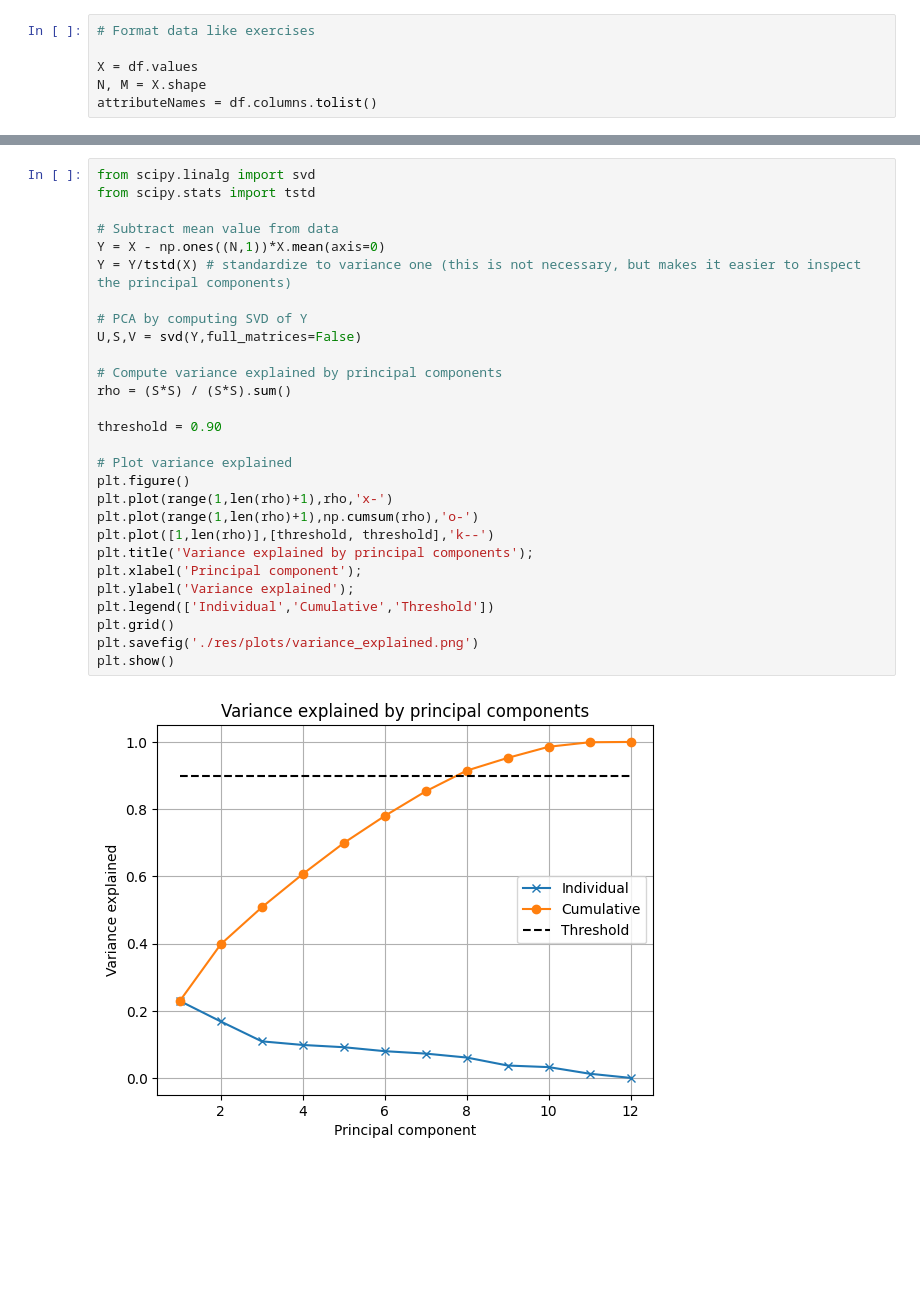
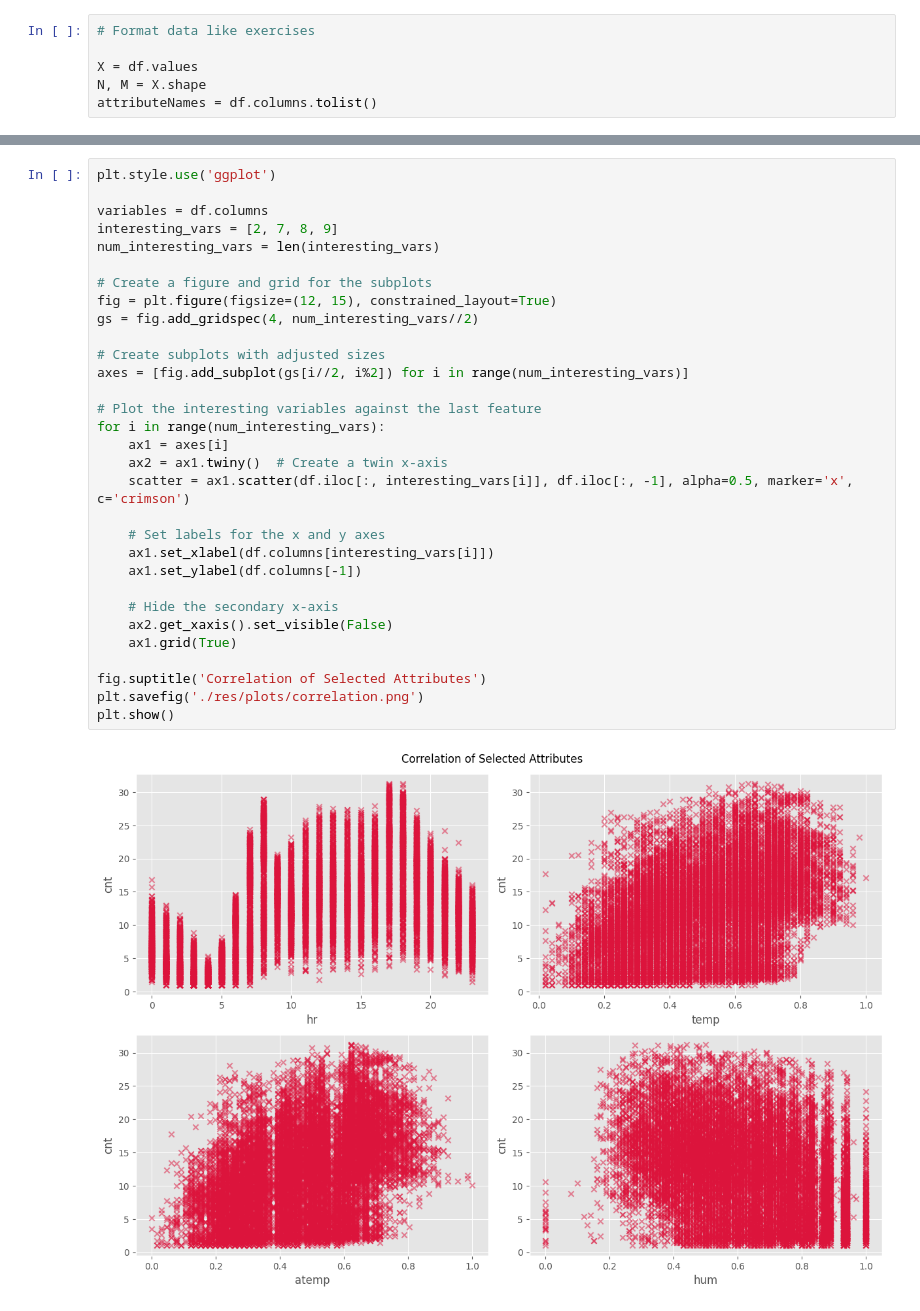
Before and after one commit to NicoloResmini/dtu-02450-projects, a Jupyter notebook: exploration.ipynb, the cells around one changed output, grey strips where cells are left out. Saved outputs shown, nothing was run; the diff lists cells and outputs as text; blank space fills up the shorter version.

```diff
--- a/exploration.ipynb
+++ b/exploration.ipynb
@@ -240,30 +185,33 @@ plt.show()
-# %%
-from scipy.linalg import svd
-from scipy.stats import tstd
-
-# Subtract mean value from data
-Y = X - np.ones((N,1))*X.mean(axis=0)
-Y = Y/tstd(X) # standardize to variance one (this is not necessary, but makes it easier to inspect the principal components)
-
-# PCA by computing SVD of Y
-U,S,V = svd(Y,full_matrices=False)
-
-# Compute variance explained by principal components
-rho = (S*S) / (S*S).sum()
-
-threshold = 0.90
-
-# Plot variance explained
-plt.figure()
-plt.plot(range(1,len(rho)+1),rho,'x-')
-plt.plot(range(1,len(rho)+1),np.cumsum(rho),'o-')
-plt.plot([1,len(rho)],[threshold, threshold],'k--')
-plt.title('Variance explained by principal components');
-plt.xlabel('Principal component');
-plt.ylabel('Variance explained');
-plt.legend(['Individual','Cumulative','Threshold'])
-plt.grid()
-plt.savefig('./res/plots/variance_explained.png')
-plt.show()
-# %% [output]
-[figure, removed]
+# %%
+plt.style.use('ggplot')
+
+variables = df.columns
+interesting_vars = [2, 7, 8, 9]
+num_interesting_vars = len(interesting_vars)
+
+# Create a figure and grid for the subplots
+fig = plt.figure(figsize=(12, 15), constrained_layout=True)
+gs = fig.add_gridspec(4, num_interesting_vars//2)
+
+# Create subplots with adjusted sizes
+axes = [fig.add_subplot(gs[i//2, i%2]) for i in range(num_interesting_vars)]
+
+# Plot the interesting variables against the last feature
+for i in range(num_interesting_vars):
+    ax1 = axes[i]
+    ax2 = ax1.twiny()  # Create a twin x-axis
+    scatter = ax1.scatter(df.iloc[:, interesting_vars[i]], df.iloc[:, -1], alpha=0.5, marker='x', c='crimson')
+
+    # Set labels for the x and y axes
+    ax1.set_xlabel(df.columns[interesting_vars[i]])
+    ax1.set_ylabel(df.columns[-1])
+
+    # Hide the secondary x-axis
+    ax2.get_xaxis().set_visible(False)
+    ax1.grid(True)
+
+fig.suptitle('Correlation of Selected Attributes')
+plt.savefig('./res/plots/correlation.png')
+plt.show()
+# %% [output]
+[figure, added]
```
Also changed, not shown: parts of 10 cells of this notebook, 6 other files.
